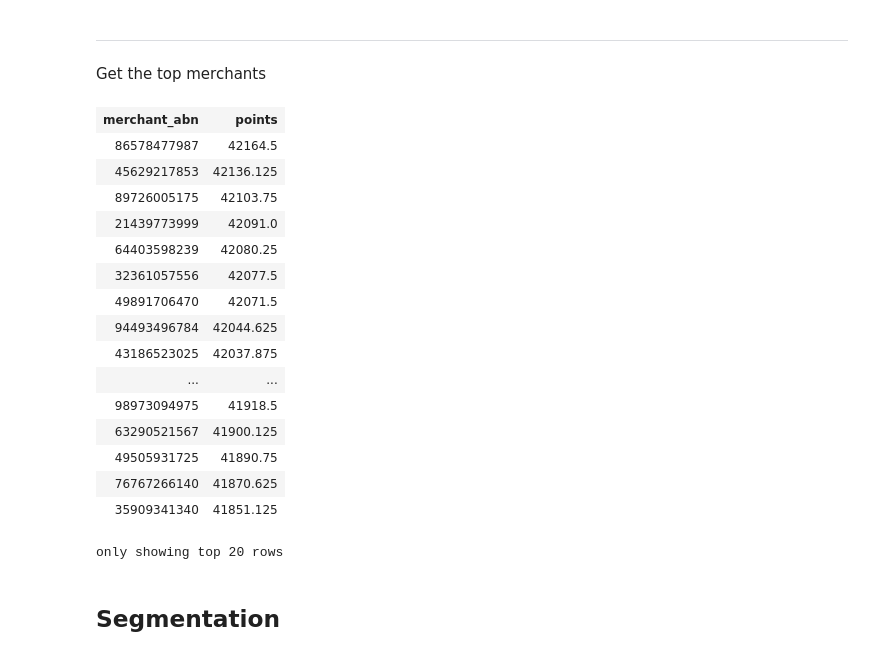
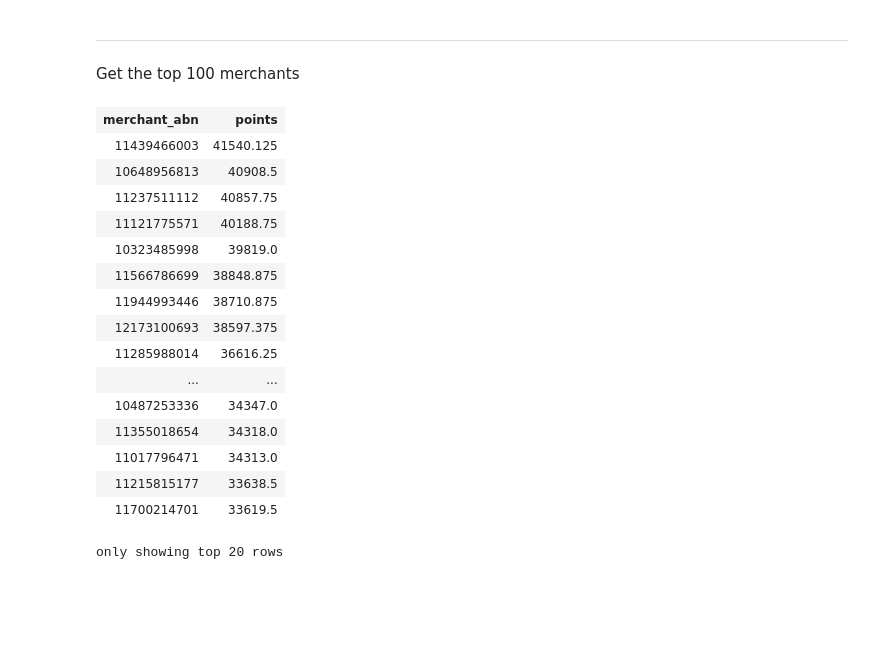
Before and after one commit to MAST30034-Applied-Data-Science/generic-buy-now-pay-later-project-group-35, a Jupyter notebook: notebooks/6-ranking_system.ipynb, the cells around one changed output. Drawn from its saved outputs; the diff is of its cells as text; code cells hidden in the pictures; blank space fills up the shorter version.

Commit message:
segmented ranking complete

```diff
--- a/notebooks/6-ranking_system.ipynb
+++ b/notebooks/6-ranking_system.ipynb
@@ -454,27 +457,25 @@ merchants_pd
 # %% [markdown]
 ***
 # %% [markdown]
-Get the top merchants
+Get the top 100 merchants
 # %%
-rankings = spark.createDataFrame(merchants_pd).sort(desc("points"))
+rankings = spark.createDataFrame(merchants_pd.iloc[1:101,]).sort(desc("points"))
 rankings
 # %% [output]
 | merchant_abn | points |
-| 86578477987 | 42164.5 |
-| 45629217853 | 42136.125 |
-| 89726005175 | 42103.75 |
-| 21439773999 | 42091.0 |
-| 64403598239 | 42080.25 |
-| 32361057556 | 42077.5 |
-| 49891706470 | 42071.5 |
-| 94493496784 | 42044.625 |
-| 43186523025 | 42037.875 |
+| 11439466003 | 41540.125 |
+| 10648956813 | 40908.5 |
+| 11237511112 | 40857.75 |
+| 11121775571 | 40188.75 |
+| 10323485998 | 39819.0 |
+| 11566786699 | 38848.875 |
+| 11944993446 | 38710.875 |
+| 12173100693 | 38597.375 |
+| 11285988014 | 36616.25 |
 | ... | ... |
-| 98973094975 | 41918.5 |
-| 63290521567 | 41900.125 |
-| 49505931725 | 41890.75 |
-| 76767266140 | 41870.625 |
-| 35909341340 | 41851.125 |
+| 10487253336 | 34347.0 |
+| 11355018654 | 34318.0 |
+| 11017796471 | 34313.0 |
+| 11215815177 | 33638.5 |
+| 11700214701 | 33619.5 |
 only showing top 20 rows
-# %% [markdown]
-## Segmentation
```
Also changed, not shown: parts of 2 cells of this notebook, 1 other file.
